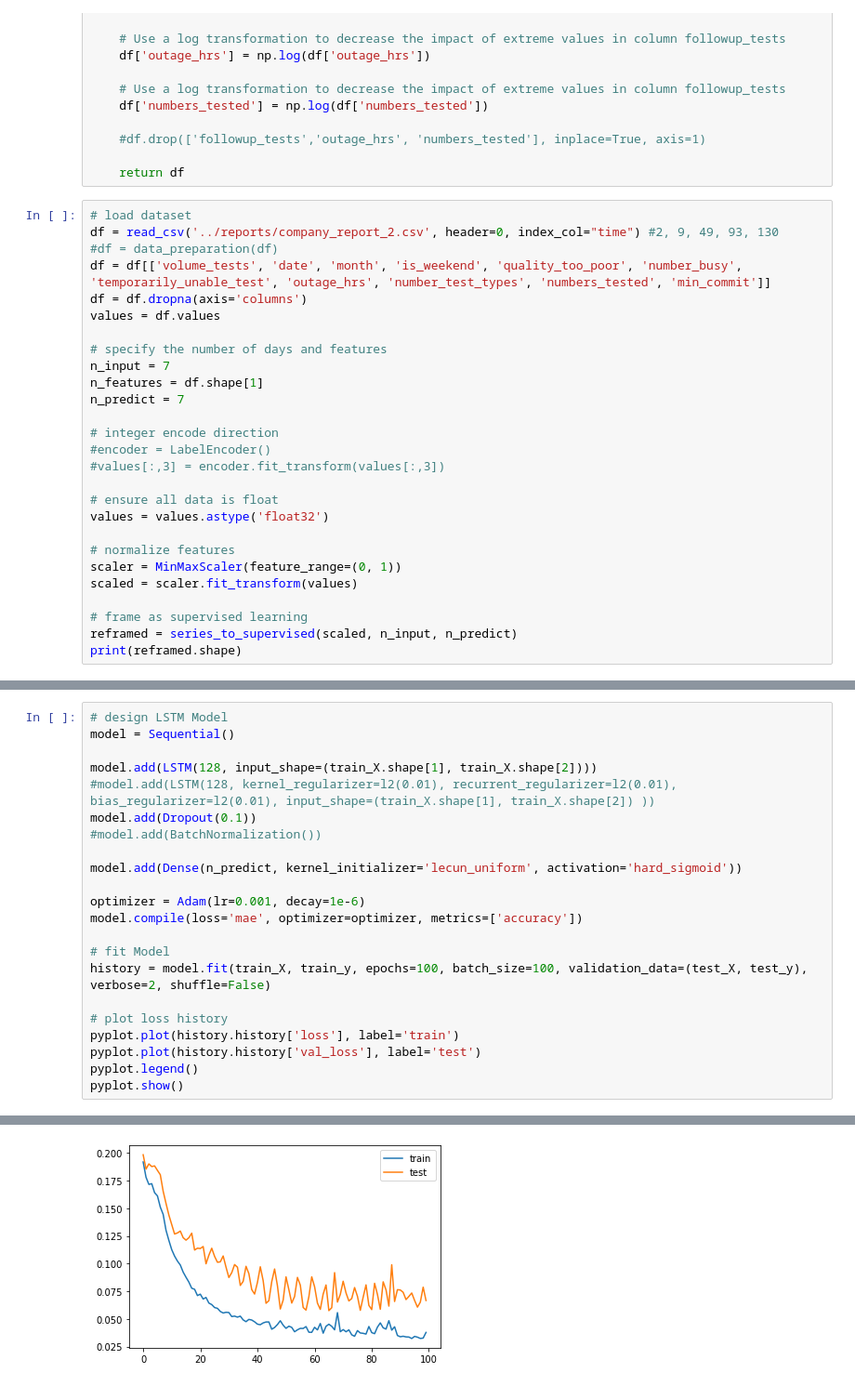
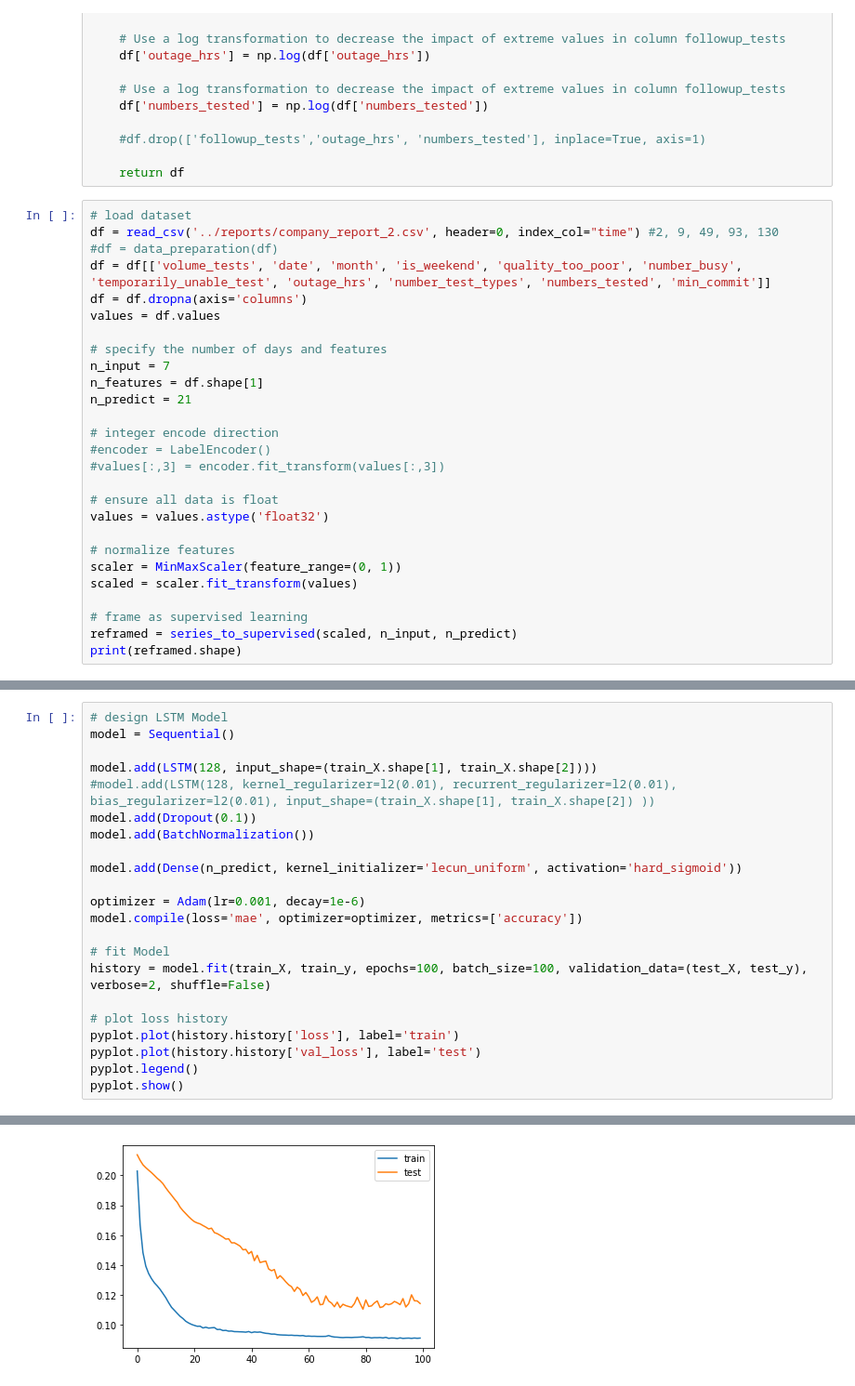
Before and after one commit to Shane-Bowen/fyp_flask_webapp, a Jupyter notebook: notebooks/Recurrent_Neural_Network_Multiple_Timesteps.ipynb, the cells around one changed output, grey strips where cells are left out. Shown: that part at 93% size. Cells and saved outputs as stored; diff of their text form.

```diff
--- a/notebooks/Recurrent_Neural_Network_Multiple_Timesteps.ipynb
+++ b/notebooks/Recurrent_Neural_Network_Multiple_Timesteps.ipynb
@@ -84,7 +84,7 @@ values = df.values
 # specify the number of days and features
 n_input = 7
 n_features = df.shape[1]
-n_predict = 7
+n_predict = 21
 
 # integer encode direction
 #encoder = LabelEncoder()
@@ -131,7 +131,7 @@ model = Sequential()
 model.add(LSTM(128, input_shape=(train_X.shape[1], train_X.shape[2])))
 #model.add(LSTM(128, kernel_regularizer=l2(0.01), recurrent_regularizer=l2(0.01), bias_regularizer=l2(0.01), input_shape=(train_X.shape[1], train_X.shape[2]) ))
 model.add(Dropout(0.1))
-#model.add(BatchNormalization())
+model.add(BatchNormalization())
 
 model.add(Dense(n_predict, kernel_initializer='lecun_uniform', activation='hard_sigmoid'))
 
@@ -167,4 +167,4 @@ Epoch 100/100
-[figure, old version]
+[figure, new version]
 # %%
 # make a prediction
 yhat = model.predict(test_X)
```
Also changed, not shown: parts of 11 cells of this notebook, 33 other files.
